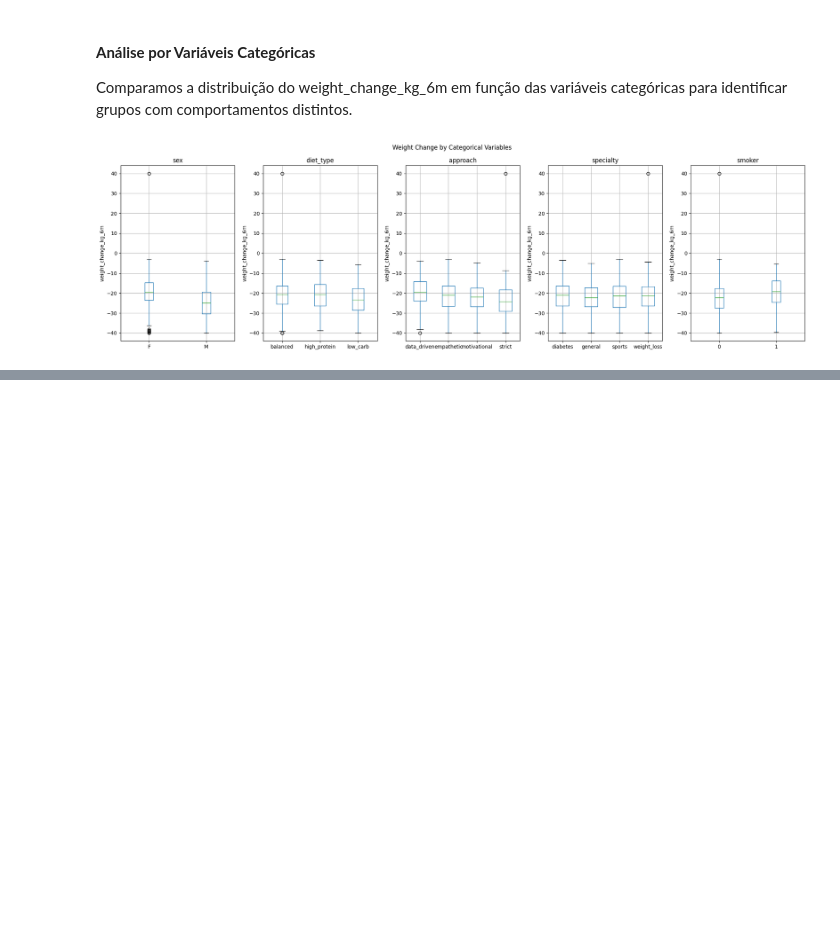
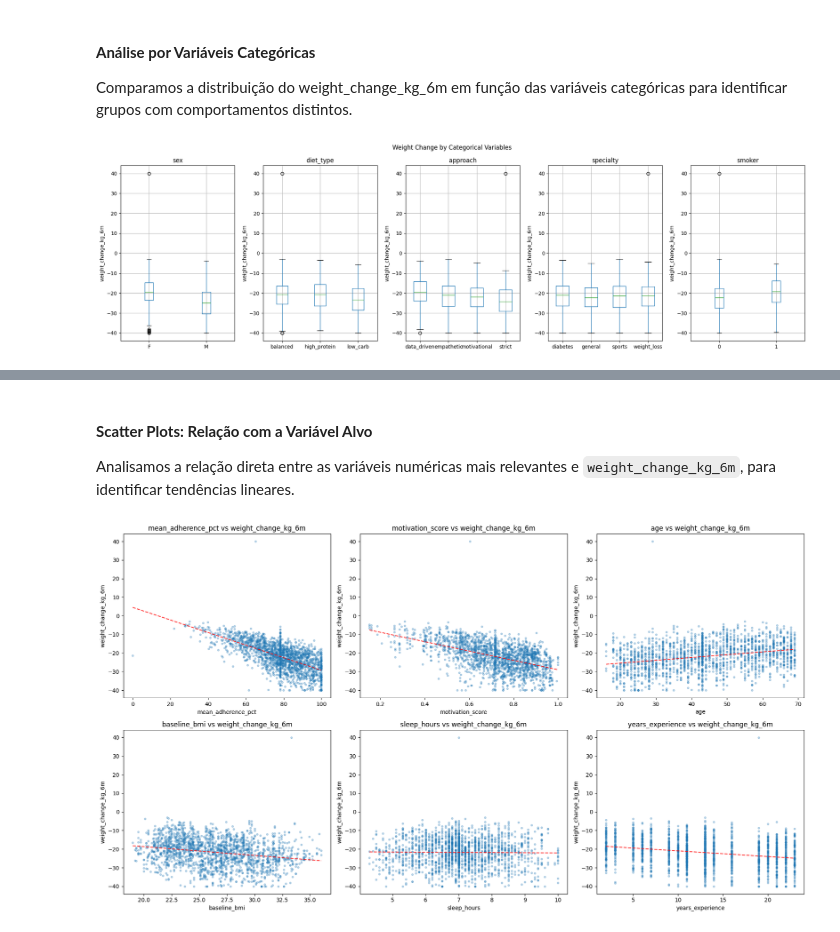
Before and after one commit to goncalolibanio/Projeto-IACD-2025-2026, a Jupyter notebook: analysis.ipynb, the cells around one changed output, grey strips where cells are left out. Cells and saved outputs as stored; diff of their text form; code cells hidden in the pictures; blank space fills up the shorter version.

Commit message:
Feita a análise dos boxplots implementados anteriormente. Adição de Scatter Plots para investigar a relação das variáveis numéricas com a variável alvo.

```diff
--- a/analysis.ipynb
+++ b/analysis.ipynb
@@ -94,0 +107,25 @@ plt.show()
+# %% [markdown]
+#### **Scatter Plots: Relação com a Variável Alvo**
+Analisamos a relação direta entre as variáveis numéricas mais relevantes e `weight_change_kg_6m`, para identificar tendências lineares.
+# %%
+import numpy as np
+
+fig, axes = plt.subplots(2, 3, figsize=(18, 10))
+axes = axes.flatten()
+
+scatter_cols = ['mean_adherence_pct', 'motivation_score', 'age',
+                'baseline_bmi', 'sleep_hours', 'years_experience']
+
+for i, col in enumerate(scatter_cols):
+    axes[i].scatter(df[col], df['weight_change_kg_6m'], alpha=0.3, s=10)
+    z = np.polyfit(df[col], df['weight_change_kg_6m'], 1)
+    p = np.poly1d(z)
+    axes[i].plot(sorted(df[col]), p(sorted(df[col])), 'r--', alpha=0.8)
+    axes[i].set_xlabel(col)
+    axes[i].set_ylabel('weight_change_kg_6m')
+    axes[i].set_title(f'{col} vs weight_change_kg_6m')
+
+plt.tight_layout()
+plt.show()
+# %% [output]
+[figure, added]
```
Also changed, not shown: parts of 5 cells of this notebook, 1 other file.
